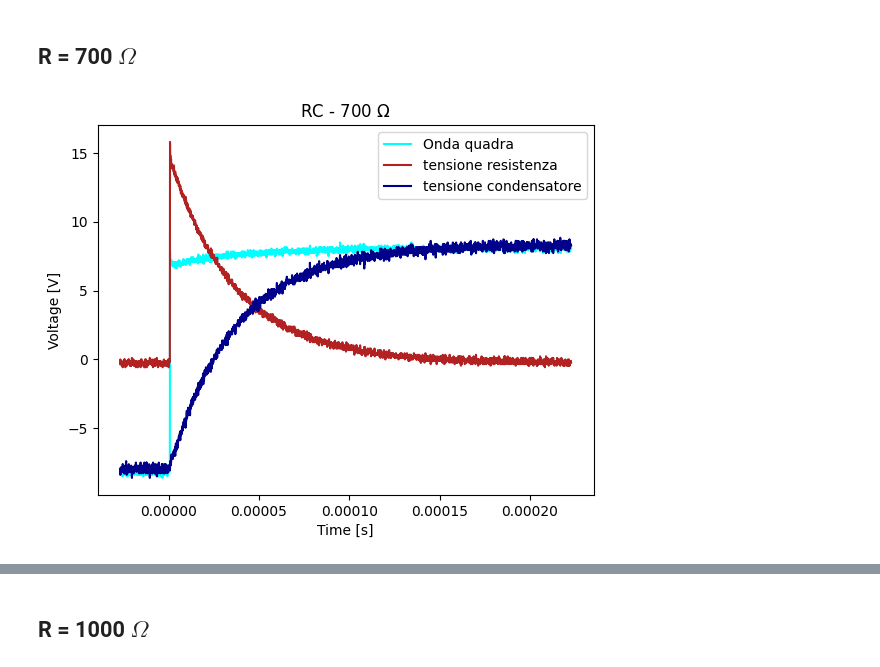
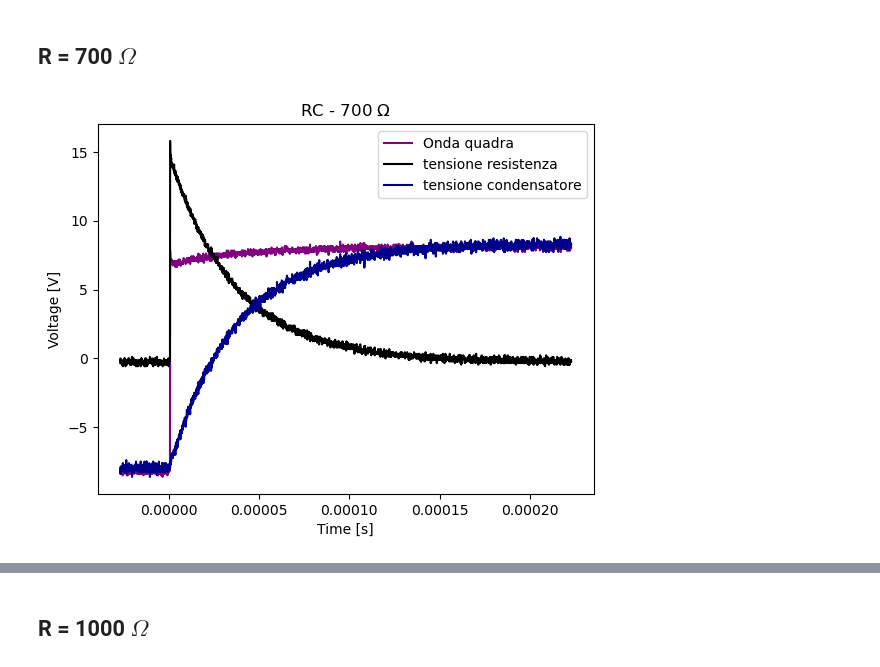
Before and after one commit to Yedi278/Lab2, a Jupyter notebook: Circuiti_2/Rg.ipynb, the cells around one changed output, grey strips where cells are left out. Drawn from its saved outputs; the diff is of its cells as text; code cells hidden in the pictures.

```diff
--- a/Circuiti_2/Rg.ipynb
+++ b/Circuiti_2/Rg.ipynb
@@ -210,28 +209,28 @@ plt.savefig('imgs/RG/RC_400_fit.pdf',bbox_inches='tight')
 # %%
 RC_700_quadra, RC_700_data, RC_700_math  = get_data('data/RC_700/')
 RC_700_math = RC_700_data[0], (RC_700_quadra[1] - RC_700_data[1])
 
 cut = False
 
 i = 0
 if cut:
     v = RC_700_data[1][0]
     while(v < np.max(RC_700_data[1])):
         v = RC_700_data[1][i]
         i+=1
     print(i)
 
 plt.title('RC - 700 $\Omega$')
-plt.plot(RC_700_quadra[0][i:],RC_700_quadra[1][i:], c='cyan')
-plt.plot(RC_700_data[0][i:],  RC_700_data[1][i:],   c='firebrick')
+plt.plot(RC_700_quadra[0][i:],RC_700_quadra[1][i:], c='purple')
+plt.plot(RC_700_data[0][i:],  RC_700_data[1][i:],   c='k')
 plt.plot(RC_700_math[0][i:],  RC_700_math[1][i:],   c='darkblue')
 # plt.xscale('log')
 plt.xlabel('Time [s]')
 plt.ylabel('Voltage [V]')
 plt.legend(['Onda quadra','tensione resistenza', 'tensione condensatore'])
 plt.savefig('imgs/RG/RC_700_data.pdf')
 # %% [output]
-[figure, old version]
+[figure, new version]
 # %%
 c = LeastSquares(RC_700_math[0][277:],RC_700_math[1][277:], .2, V_RC)
 m = Minuit(c, R=700, V_o=8.3314, C=C_val,T=0.025, offset=0)
```
Also changed, not shown: parts of 38 cells of this notebook, 43 other files.
